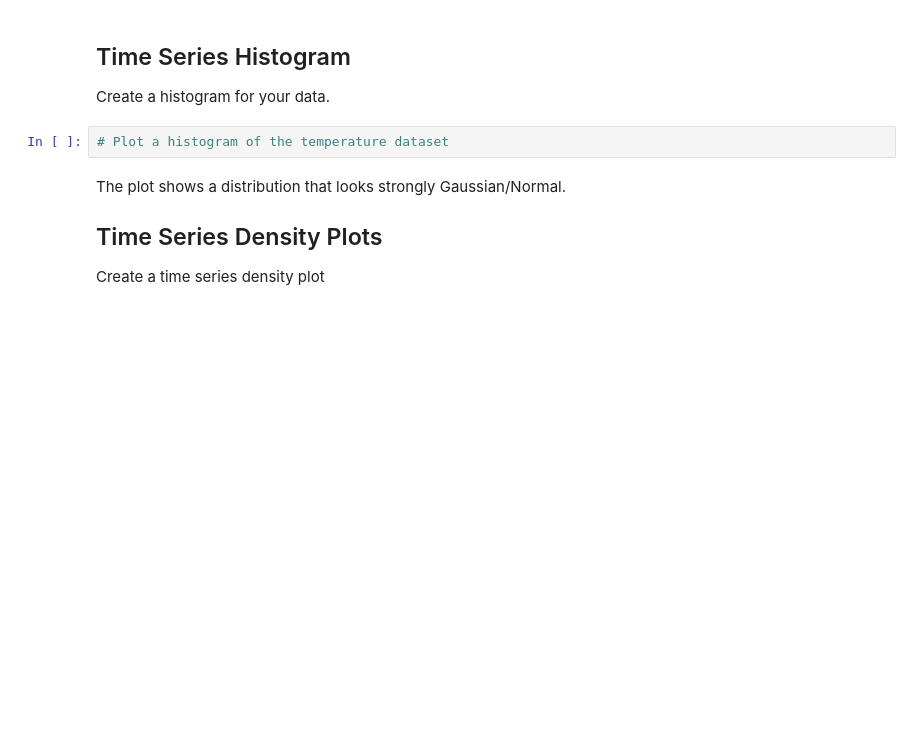
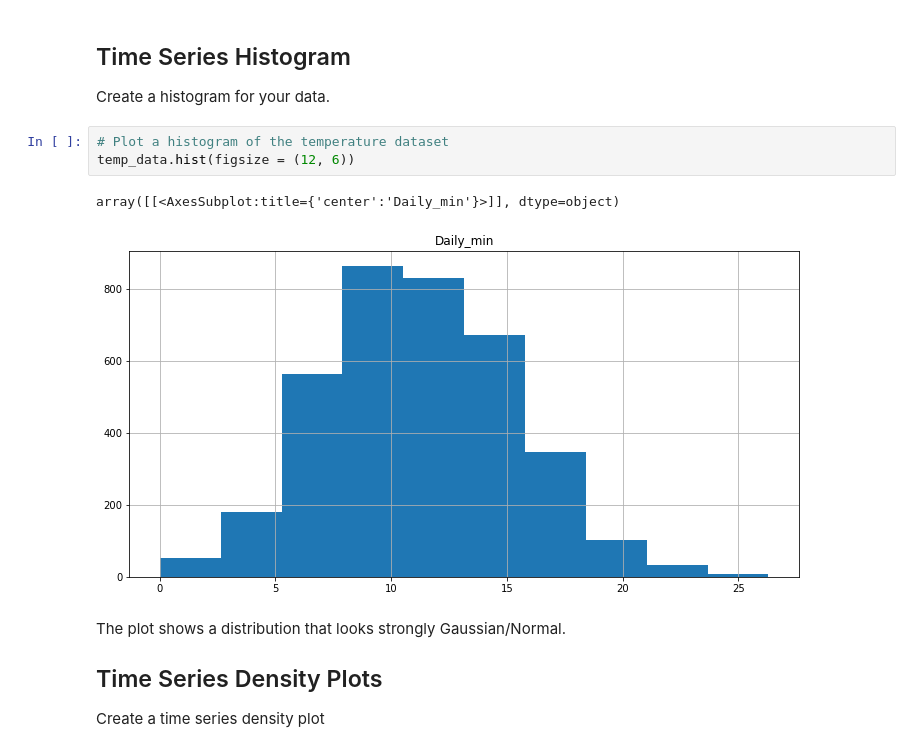
Before and after one commit to dendar/dsc-visualizing-time-series-data-lab, a Jupyter notebook: index.ipynb, the cells around one changed output. Drawn from its saved outputs; the diff is of its cells as text; blank space fills up the shorter version.

```diff
--- a/index.ipynb
+++ b/index.ipynb
@@ -127,6 +147,10 @@ We can see in both plots above that due to the dense nature of time-series (365
 Create a histogram for your data.
 # %%
 # Plot a histogram of the temperature dataset
+temp_data.hist(figsize = (12, 6))
+# %% [output]
+array([[<AxesSubplot:title={'center':'Daily_min'}>]], dtype=object)
+[figure, added]
 # %% [markdown]
 The plot shows a distribution that looks strongly Gaussian/Normal.
 
```
Also changed, not shown: parts of 11 cells of this notebook.
